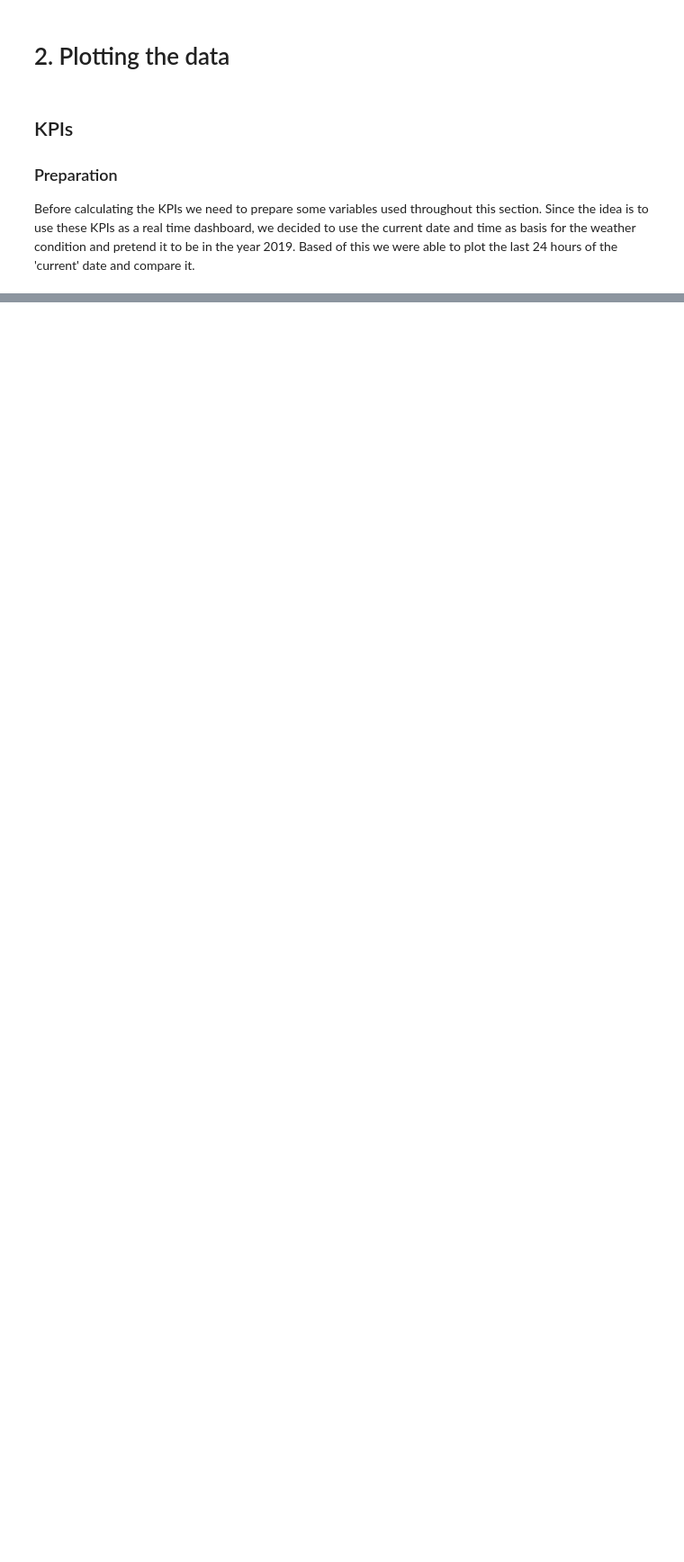
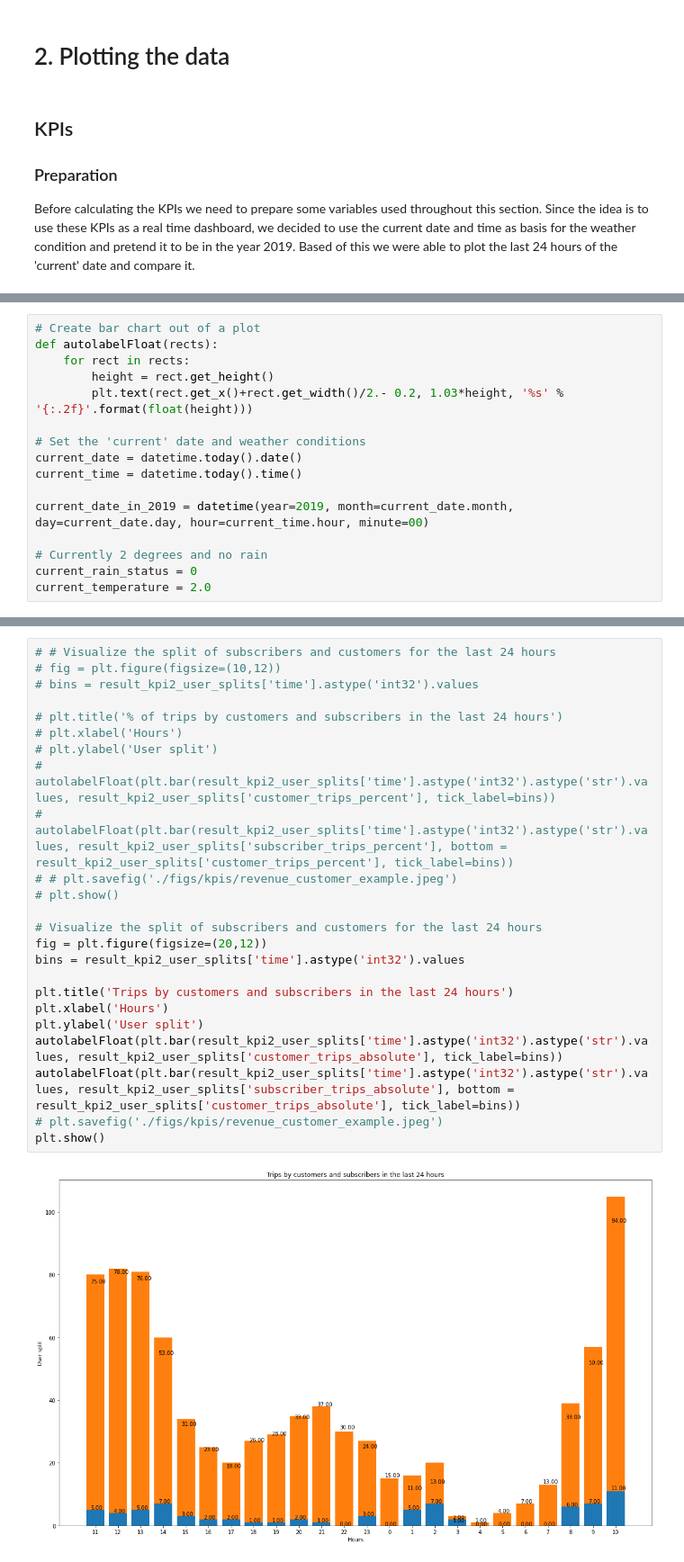
Before and after one commit to JuliusScheuerer/AA_Team_12_Assignment, a Jupyter notebook: AA_Team_12_Code.ipynb, the cells around one changed output, grey strips where cells are left out. Shown at 90% size. Drawn from its saved outputs; the diff is of its cells as text; blank space fills up the shorter version.

```diff
--- a/AA_Team_12_Code.ipynb
+++ b/AA_Team_12_Code.ipynb
@@ -815,0 +616,16 @@ trip_data_website
+# %%
+# Create bar chart out of a plot
+def autolabelFloat(rects):
+    for rect in rects:
+        height = rect.get_height()
+        plt.text(rect.get_x()+rect.get_width()/2.- 0.2, 1.03*height, '%s' % '{:.2f}'.format(float(height)))
+
+# Set the 'current' date and weather conditions
+current_date = datetime.today().date()
+current_time = datetime.today().time()
+
+current_date_in_2019 = datetime(year=2019, month=current_date.month, day=current_date.day, hour=current_time.hour, minute=00)
+
+# Currently 2 degrees and no rain
+current_rain_status = 0
+current_temperature = 2.0
@@ -815,0 +849,26 @@ trip_data_website
+# %%
+# # Visualize the split of subscribers and customers for the last 24 hours
+# fig = plt.figure(figsize=(10,12))
+# bins = result_kpi2_user_splits['time'].astype('int32').values
+
+# plt.title('% of trips by customers and subscribers in the last 24 hours')
+# plt.xlabel('Hours')
+# plt.ylabel('User split')
+# autolabelFloat(plt.bar(result_kpi2_user_splits['time'].astype('int32').astype('str').values, result_kpi2_user_splits['customer_trips_percent'], tick_label=bins))
+# autolabelFloat(plt.bar(result_kpi2_user_splits['time'].astype('int32').astype('str').values, result_kpi2_user_splits['subscriber_trips_percent'], bottom = result_kpi2_user_splits['customer_trips_percent'], tick_label=bins))
+# # plt.savefig('./figs/kpis/revenue_customer_example.jpeg')
+# plt.show()
+
+# Visualize the split of subscribers and customers for the last 24 hours
+fig = plt.figure(figsize=(20,12))
+bins = result_kpi2_user_splits['time'].astype('int32').values
+
+plt.title('Trips by customers and subscribers in the last 24 hours')
+plt.xlabel('Hours')
+plt.ylabel('User split')
+autolabelFloat(plt.bar(result_kpi2_user_splits['time'].astype('int32').astype('str').values, result_kpi2_user_splits['customer_trips_absolute'], tick_label=bins))
+autolabelFloat(plt.bar(result_kpi2_user_splits['time'].astype('int32').astype('str').values, result_kpi2_user_splits['subscriber_trips_absolute'], bottom = result_kpi2_user_splits['customer_trips_absolute'], tick_label=bins))
+# plt.savefig('./figs/kpis/revenue_customer_example.jpeg')
+plt.show()
+# %% [output]
+[figure, added]
```
Also changed, not shown: parts of 43 cells of this notebook.
